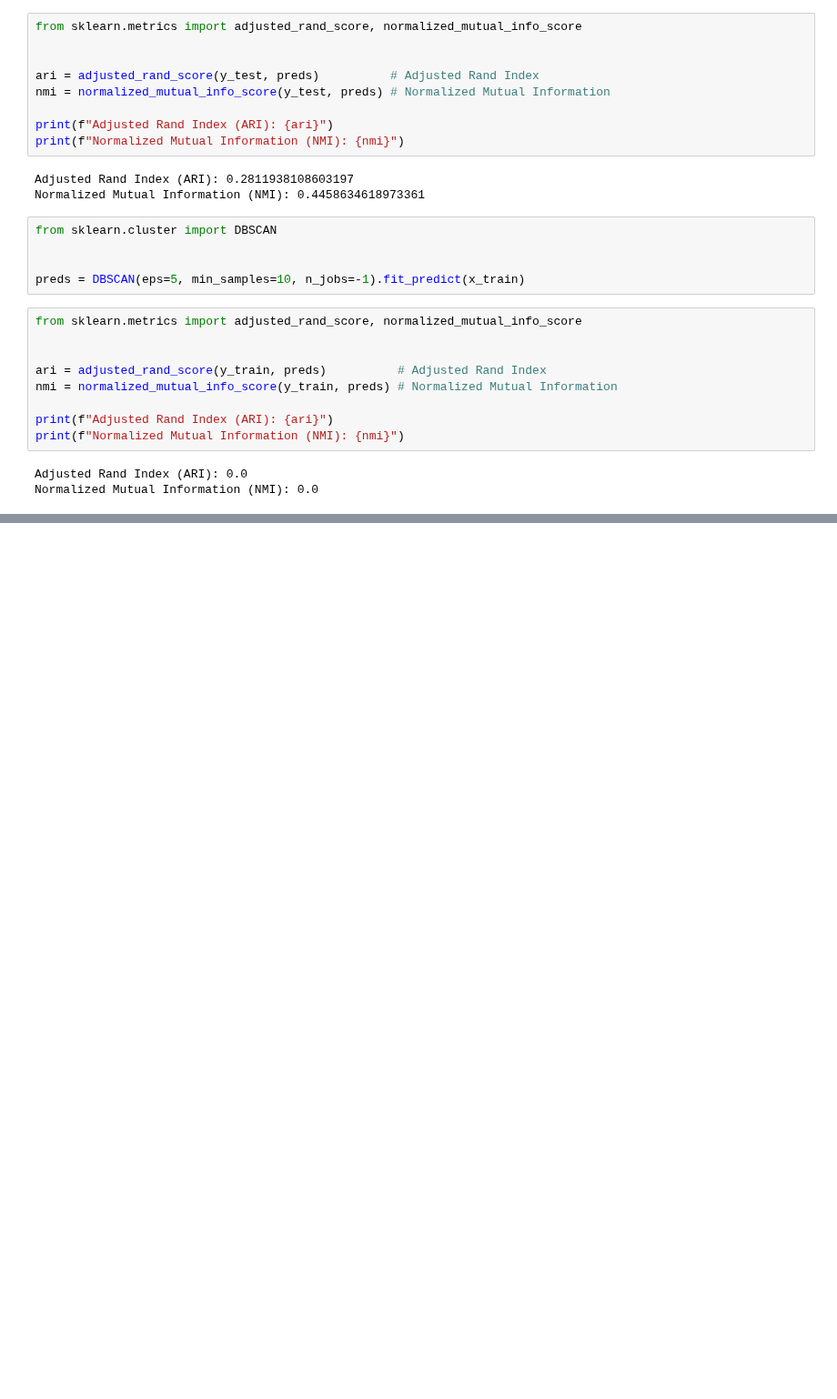
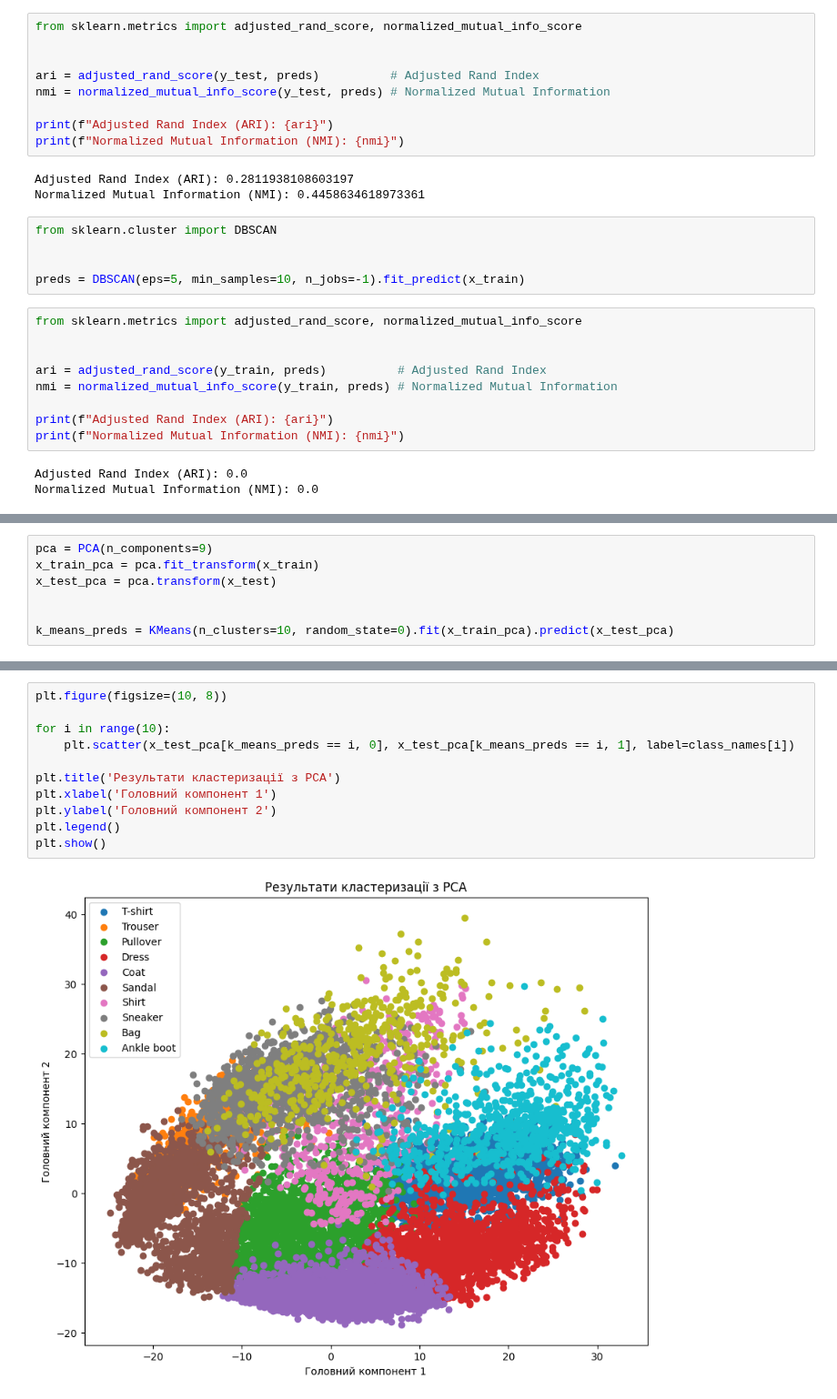
Before and after one commit to olesuv/homeworks-labs, a Jupyter notebook: machine-learning-tools/lab-7.ipynb, the cells around one changed output, grey strips where cells are left out. Shown at 91% size. Cells and saved outputs as stored; diff of their text form; blank space fills up the shorter version.

```diff
--- a/machine-learning-tools/lab-7.ipynb
+++ b/machine-learning-tools/lab-7.ipynb
@@ -94,0 +102,7 @@ Normalized Mutual Information (NMI): 0.0
+# %%
+pca = PCA(n_components=9)
+x_train_pca = pca.fit_transform(x_train)
+x_test_pca = pca.transform(x_test)
+
+
+k_means_preds = KMeans(n_clusters=10, random_state=0).fit(x_train_pca).predict(x_test_pca)
@@ -94,0 +126,13 @@ Normalized Mutual Information (NMI): 0.0
+# %%
+plt.figure(figsize=(10, 8))
+
+for i in range(10):
+    plt.scatter(x_test_pca[k_means_preds == i, 0], x_test_pca[k_means_preds == i, 1], label=class_names[i])
+
+plt.title('Результати кластеризації з PCA')
+plt.xlabel('Головний компонент 1')
+plt.ylabel('Головний компонент 2')
+plt.legend()
+plt.show()
+# %% [output]
+[figure, added]
```
Also changed, not shown: parts of 5 cells of this notebook.
